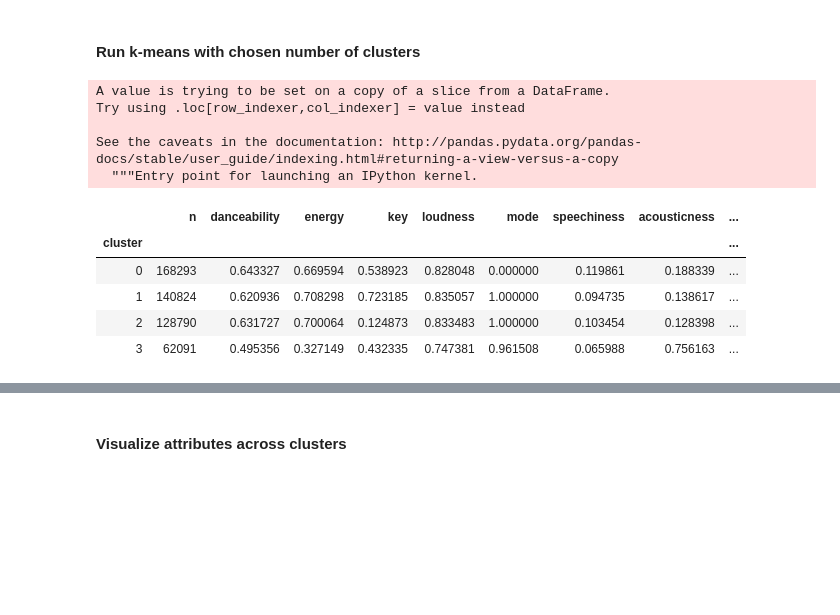
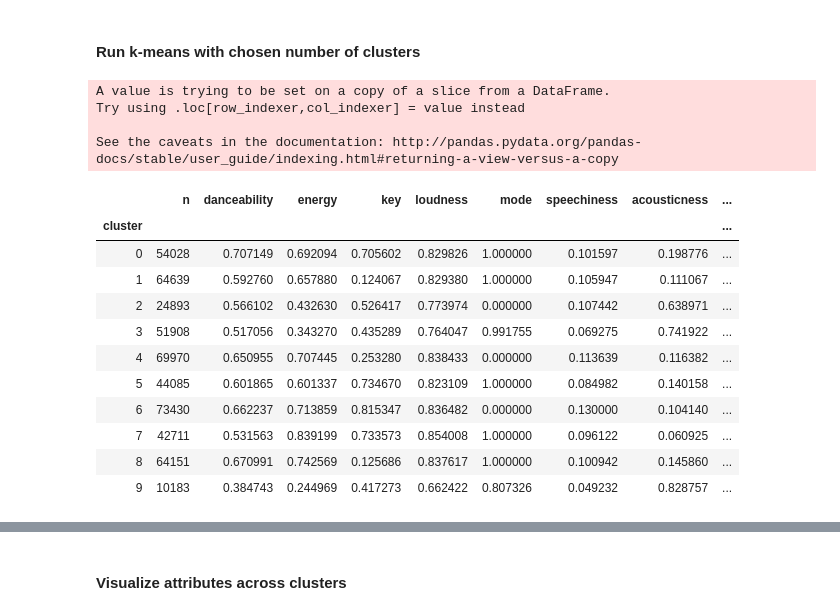
Before and after one commit to spotted-d/spotify-project, a Jupyter notebook: notebooks/austin_eda_work.ipynb, the cells around one changed output, grey strips where cells are left out. Cells and saved outputs as stored; diff of their text form; code cells hidden in the pictures; blank space fills up the shorter version.

```diff
--- a/notebooks/austin_eda_work.ipynb
+++ b/notebooks/austin_eda_work.ipynb
@@ -353,28 +353,36 @@ def run_kmeans(df, clusters):
             df_means[col] = data.groupby(['cluster'])[col].mean().to_frame(col)
 
     # Generate alphabetical representation of clusters
-    mapping = {0:'A', 1:'B', 2:'C', 3:'D'}
+    mapping = {0:'A', 1:'B', 2:'C', 3:'D', 4:'E', 5:'F', 6: 'G', 7:'H', 8:'I', 9:'K'}
     df_means['cluster_alpha'] = df_means['cluster']
     df_means = df_means.replace({'cluster_alpha':mapping})
 
+    data['cluster_alpha'] = data['cluster']
+    data = data.replace({'cluster_alpha':mapping})
 
     return df_means, data
 # %%
+k = 10
 playlist_norm["trackid"] = playlist_norm.index
-playlist_means, playlist_clusters = run_kmeans(playlist_norm, 4)
+playlist_means, playlist_clusters = run_kmeans(playlist_norm, k)
 playlist_means
 # %% [output]
 A value is trying to be set on a copy of a slice from a DataFrame.
 Try using .loc[row_indexer,col_indexer] = value instead
 
 See the caveats in the documentation: http://pandas.pydata.org/pandas-docs/stable/user_guide/indexing.html#returning-a-view-versus-a-copy
-  """Entry point for launching an IPython kernel.
 |  | n | danceability | energy | key | loudness | mode | speechiness | acousticness | ... |
 | cluster |  |  |  |  |  |  |  |  | ... |
-| 0 | 168293 | 0.643327 | 0.669594 | 0.538923 | 0.828048 | 0.000000 | 0.119861 | 0.188339 | ... |
-| 1 | 140824 | 0.620936 | 0.708298 | 0.723185 | 0.835057 | 1.000000 | 0.094735 | 0.138617 | ... |
-| 2 | 128790 | 0.631727 | 0.700064 | 0.124873 | 0.833483 | 1.000000 | 0.103454 | 0.128398 | ... |
-| 3 | 62091 | 0.495356 | 0.327149 | 0.432335 | 0.747381 | 0.961508 | 0.065988 | 0.756163 | ... |
+| 0 | 54028 | 0.707149 | 0.692094 | 0.705602 | 0.829826 | 1.000000 | 0.101597 | 0.198776 | ... |
+| 1 | 64639 | 0.592760 | 0.657880 | 0.124067 | 0.829380 | 1.000000 | 0.105947 | 0.111067 | ... |
+| 2 | 24893 | 0.566102 | 0.432630 | 0.526417 | 0.773974 | 0.000000 | 0.107442 | 0.638971 | ... |
+| 3 | 51908 | 0.517056 | 0.343270 | 0.435289 | 0.764047 | 0.991755 | 0.069275 | 0.741922 | ... |
+| 4 | 69970 | 0.650955 | 0.707445 | 0.253280 | 0.838433 | 0.000000 | 0.113639 | 0.116382 | ... |
+| 5 | 44085 | 0.601865 | 0.601337 | 0.734670 | 0.823109 | 1.000000 | 0.084982 | 0.140158 | ... |
+| 6 | 73430 | 0.662237 | 0.713859 | 0.815347 | 0.836482 | 0.000000 | 0.130000 | 0.104140 | ... |
+| 7 | 42711 | 0.531563 | 0.839199 | 0.733573 | 0.854008 | 1.000000 | 0.096122 | 0.060925 | ... |
+| 8 | 64151 | 0.670991 | 0.742569 | 0.125686 | 0.837617 | 1.000000 | 0.100942 | 0.145860 | ... |
+| 9 | 10183 | 0.384743 | 0.244969 | 0.417273 | 0.662422 | 0.807326 | 0.049232 | 0.828757 | ... |
 # %%
 playlist_clusters.head()
 # %% [output]
```
Also changed, not shown: parts of 4 cells of this notebook.
